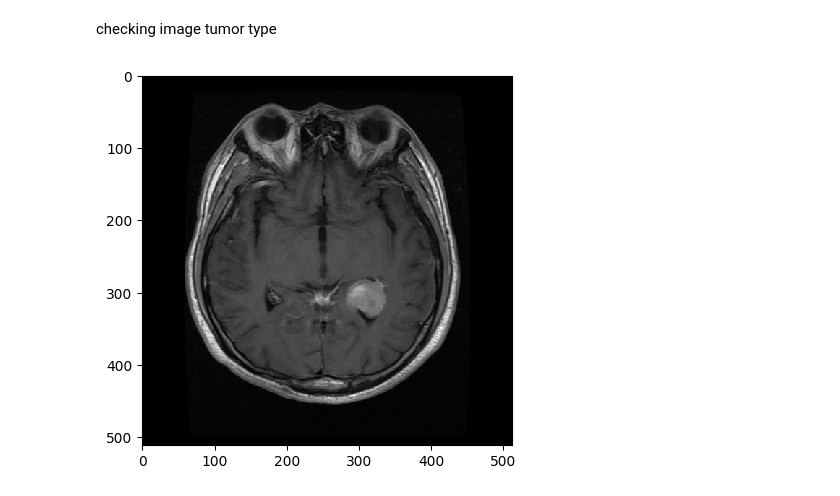
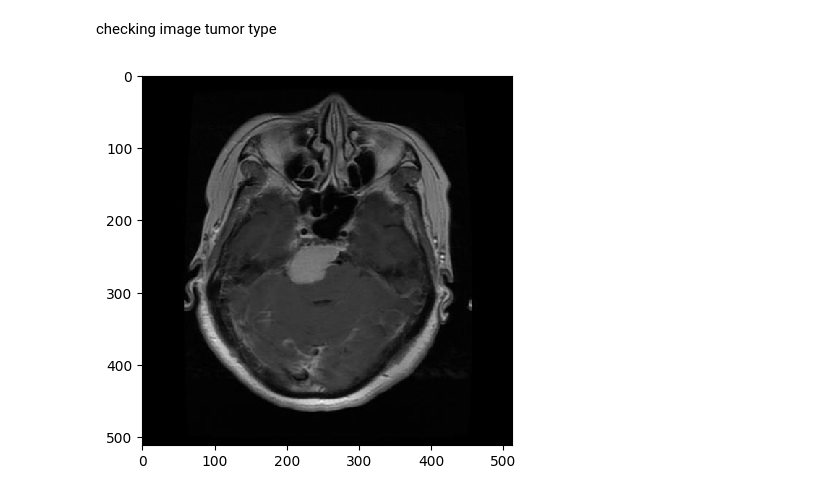
Before and after one commit to Vedang1510/NeuroScanAI, a Jupyter notebook: brain_tumer_check.ipynb, the cells around one changed output. Cells and saved outputs as stored; diff of their text form; code cells hidden in the pictures.

```diff
--- a/brain_tumer_check.ipynb
+++ b/brain_tumer_check.ipynb
@@ -211,11 +216,11 @@ img_array.shape
 checking image tumor type
 # %%
 from tensorflow.keras.preprocessing import image
-img = image.load_img('./drive/MyDrive/Colab_Notebooks/Training/meningioma_tumor/m (100).jpg')
+img = image.load_img('/content/drive/MyDrive/Colab_Notebooks/Training/meningioma_tumor/m (167).jpg')
 plt.imshow(img,interpolation='nearest')
 plt.show()
 # %% [output]
-[figure, old version]
+[figure, new version]
 # %%
 a=model.predict(img_array)
 indices = a.argmax()
```
Also changed, not shown: parts of 5 cells of this notebook.
